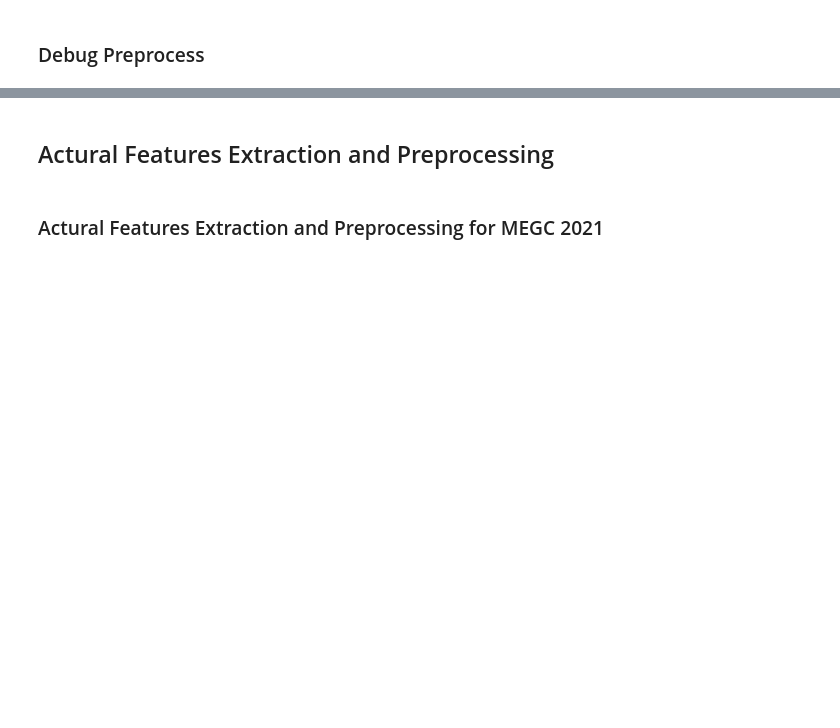
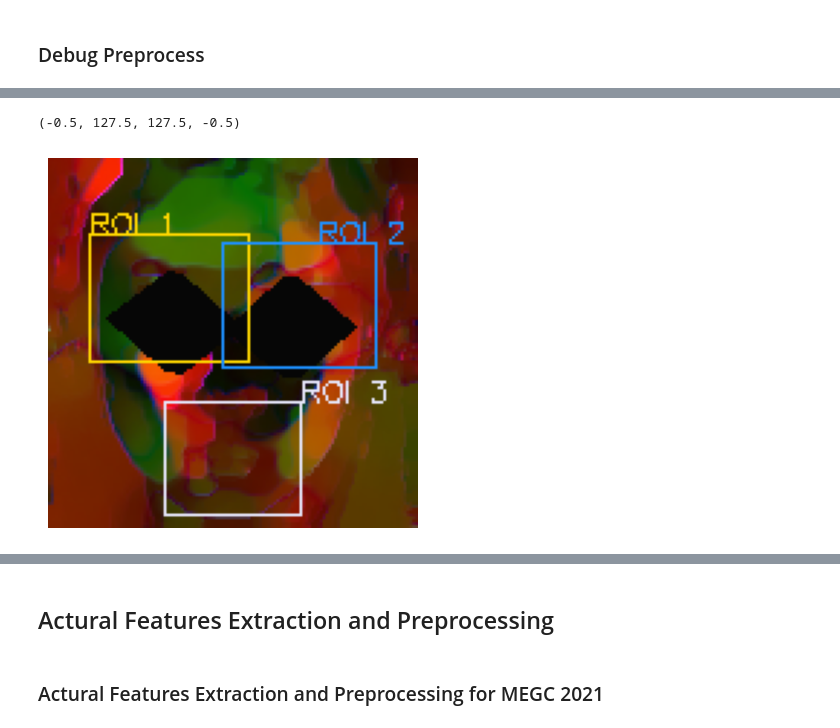
Before and after one commit to eddiehe99/pytorch-expression-spotting, a Jupyter notebook: feature_extraction_and_preprocessing.ipynb, the cells around one changed output, grey strips where cells are left out. Cells and saved outputs as stored; diff of their text form; code cells hidden in the pictures; blank space fills up the shorter version.

```diff
--- a/feature_extraction_and_preprocessing.ipynb
+++ b/feature_extraction_and_preprocessing.ipynb
@@ -345,0 +379,58 @@ lower ROI: height = 39, weight = 47
+# %%
+roi_video_image_features_display = masked_video_image_features_display.copy()
+cv2.rectangle(
+    roi_video_image_features_display,
+    (x31, y32),
+    (x33, y34),
+    (255,215,0),
+    1,
+)
+cv2.putText(
+    roi_video_image_features_display,
+    "ROI 1",
+    (x31, y32),
+    cv2.FONT_HERSHEY_SIMPLEX,
+    0.35,
+    (255,215,0),
+    1,
+)
+
+cv2.rectangle(
+    roi_video_image_features_display,
+    (x41, y42),
+    (x43, y44),
+    (30, 144, 255),
+    1,
+)
+cv2.putText(
+    roi_video_image_features_display,
+    "ROI 2",
+    (x43-20, y42),
+    cv2.FONT_HERSHEY_SIMPLEX,
+    0.35,
+    (30, 144, 255),
+    1,
+)
+
+cv2.rectangle(
+    roi_video_image_features_display,
+    (x51, y52),
+    (x53, y54),
+    (230, 230, 250),
+    1,
+)
+cv2.putText(
+    roi_video_image_features_display,
+    "ROI 3",
+    (x53, y52),
+    cv2.FONT_HERSHEY_SIMPLEX,
+    0.35,
+    (230, 230, 250),
+    1,
+)
+
+plt.imshow(roi_video_image_features_display.astype("uint8"))
+plt.axis("off")
+# %% [output]
+(-0.5, 127.5, 127.5, -0.5)
+[figure, added]
```
Also changed, not shown: parts of 9 cells of this notebook, 13 other files.
